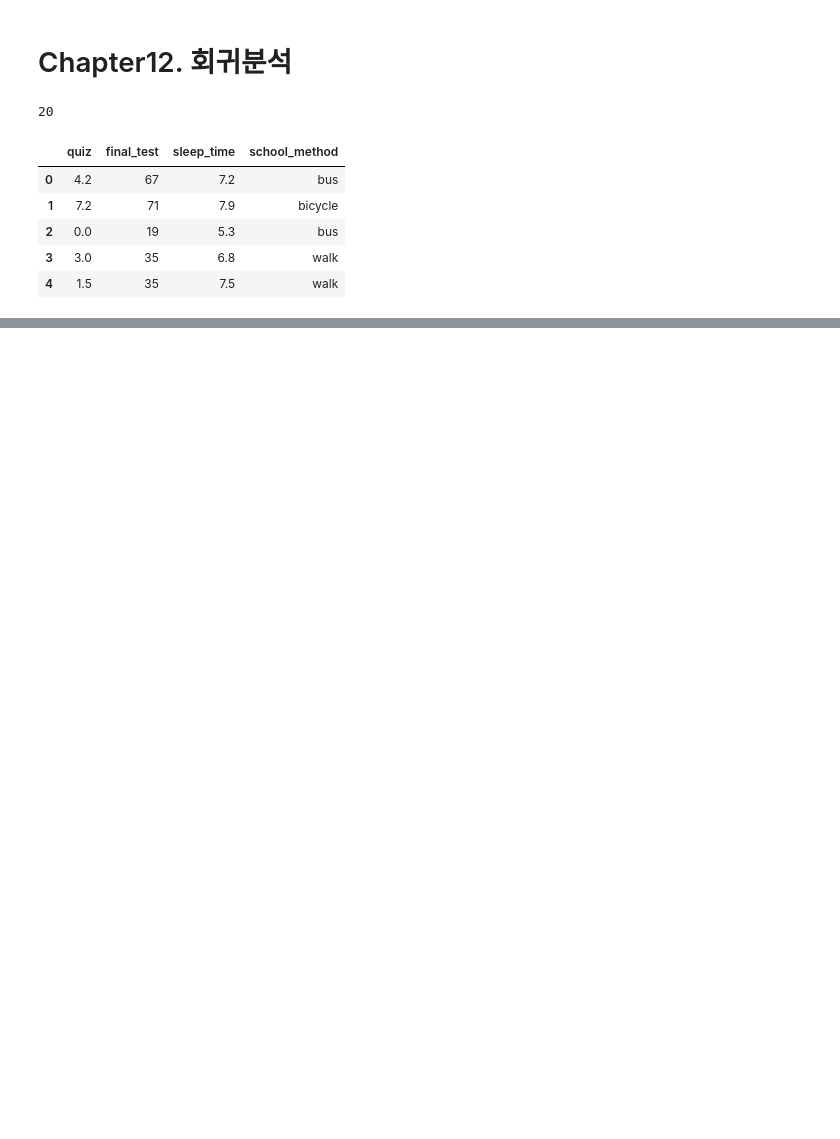
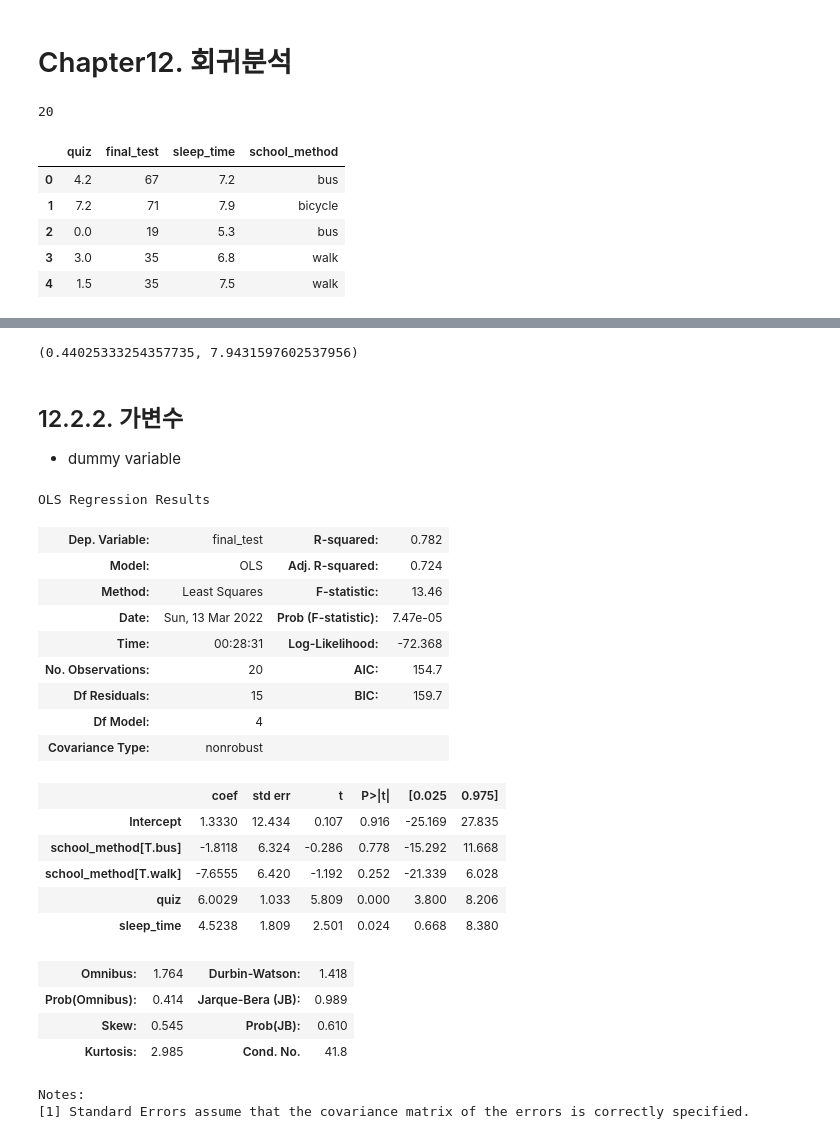
Before and after one commit to wousikchoi16/statpython, a Jupyter notebook: CH12_회귀분석.ipynb, the cells around one changed output, grey strips where cells are left out. Cells and saved outputs as stored; diff of their text form; code cells hidden in the pictures; blank space fills up the shorter version.

```diff
--- a/CH12_회귀분석.ipynb
+++ b/CH12_회귀분석.ipynb
@@ -57,0 +222,38 @@ plt.show()
+# %%
+rv = stats.t(n-p-1)
+
+lcl = beta2_hat - rv.isf(0.025) * np.sqrt(s_var * C2)
+hcl = beta2_hat - rv.isf(0.975) * np.sqrt(s_var * C2)
+lcl, hcl
+# %% [output]
+(0.44025333254357735, 7.9431597602537956)
+# %% [markdown]
+## 12.2.2. 가변수
+- dummy variable
+# %%
+formula = 'final_test ~ quiz + sleep_time + school_method'
+result = smf.ols(formula, df).fit()
+result.summary()
+# %% [output]
+OLS Regression Results
+| Dep. Variable: | final_test | R-squared: | 0.782 |
+| Model: | OLS | Adj. R-squared: | 0.724 |
+| Method: | Least Squares | F-statistic: | 13.46 |
+| Date: | Sun, 13 Mar 2022 | Prob (F-statistic): | 7.47e-05 |
+| Time: | 00:28:31 | Log-Likelihood: | -72.368 |
+| No. Observations: | 20 | AIC: | 154.7 |
+| Df Residuals: | 15 | BIC: | 159.7 |
+| Df Model: | 4 |  |  |
+| Covariance Type: | nonrobust |  |  |
+|  | coef | std err | t | P>|t| | [0.025 | 0.975] |
+| Intercept | 1.3330 | 12.434 | 0.107 | 0.916 | -25.169 | 27.835 |
+| school_method[T.bus] | -1.8118 | 6.324 | -0.286 | 0.778 | -15.292 | 11.668 |
+| school_method[T.walk] | -7.6555 | 6.420 | -1.192 | 0.252 | -21.339 | 6.028 |
+| quiz | 6.0029 | 1.033 | 5.809 | 0.000 | 3.800 | 8.206 |
+| sleep_time | 4.5238 | 1.809 | 2.501 | 0.024 | 0.668 | 8.380 |
+| Omnibus: | 1.764 | Durbin-Watson: | 1.418 |
+| Prob(Omnibus): | 0.414 | Jarque-Bera (JB): | 0.989 |
+| Skew: | 0.545 | Prob(JB): | 0.610 |
+| Kurtosis: | 2.985 | Cond. No. | 41.8 |
+Notes:
+[1] Standard Errors assume that the covariance matrix of the errors is correctly specified.
```
Also changed, not shown: parts of 43 cells of this notebook.
